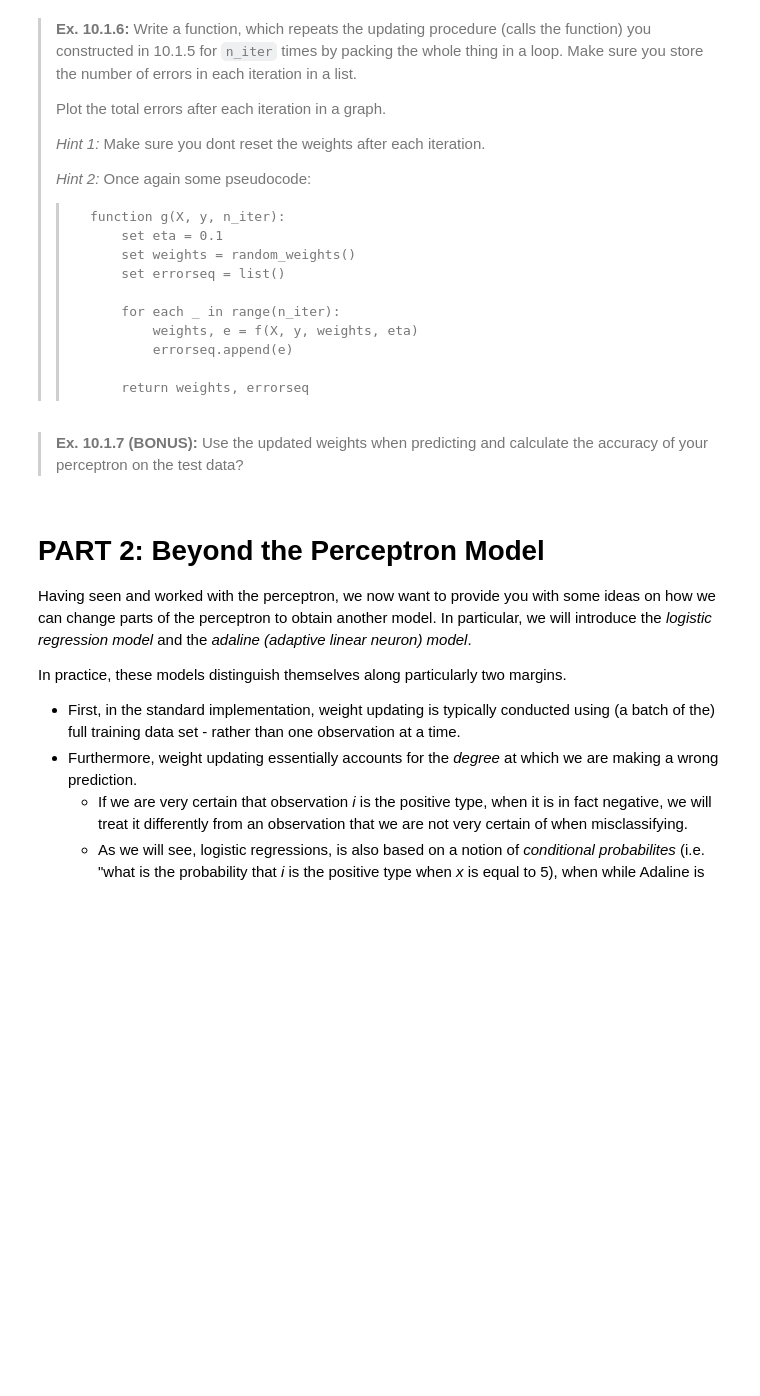
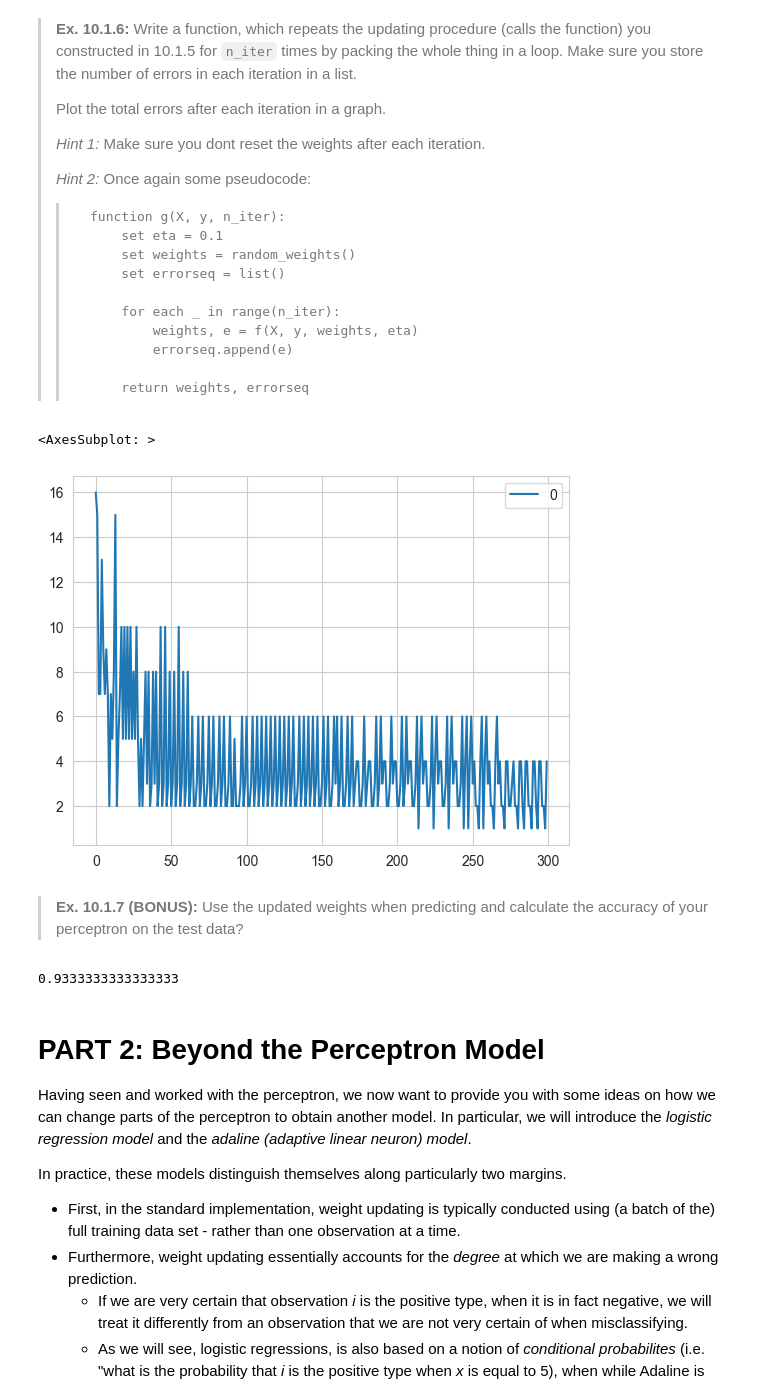
Before and after one commit to Kelvin-xing/isds2023, a Jupyter notebook: teaching_materials/module_10/module_10_exercises_ans.ipynb, the cells around one changed output. Drawn from its saved outputs; the diff is of its cells as text; code cells hidden in the pictures; blank space fills up the shorter version.

```diff
--- a/teaching_materials/module_10/module_10_exercises_ans.ipynb
+++ b/teaching_materials/module_10/module_10_exercises_ans.ipynb
@@ -93,0 +132,13 @@ raise NotImplementedError()
+# %%
+# YOUR CODE HERE
+# raise NotImplementedError()
+def net_input(X, W):
+    return W[0] + np.dot(X, W[1:])
+
+def predict(X, W):
+    return np.sign(net_input(X,W))
+
+def accuracy(y,y_hat):
+    return np.mean(y == y_hat)
+
+accuracy(ytrain, predict(Xtrain,random_weights(Xtrain)))
@@ -120,0 +171,15 @@ raise NotImplementedError()
+# %%
+# YOUR CODE HERE
+def weight_update(X, y, W, eta):
+    errors = 0
+    for x_i, y_i in zip(X,y):
+        temp = eta * (y_i - predict(x_i,W))
+        W[1:] += temp * x_i
+        W[0] += temp
+        errors += int(temp !=0 )
+    return W, errors
+W=random_weights(Xtrain)
+eta=0.1
+[W_updated, errors] = weight_update(Xtrain,ytrain,W,eta)
+ytrain_hat = predict(Xtrain,W_updated)
+accuracy(ytrain,ytrain_hat)
@@ -146,8 +208,31 @@ raise NotImplementedError()
+# %%
+# INCLUDED IN ASSIGNMENT 2
+def iterate_update(X,y,n_iter):
+    eta = 0.1
+    weights = random_weights(X)
+    errorseq = list()
+    for i in range(n_iter):
+        weights, e = weight_update(X,y,weights,eta)
+        errorseq.append(e)
+    return weights, errorseq
+# %%
+# YOUR CODE HERE
+n_iter = 300
+errorseq = {}
+[W_updated, errorseq] = iterate_update(Xtest,ytest,n_iter)
+ytest_hat = predict(Xtest,W_updated)
+pd.DataFrame(errorseq).plot()
+# %% [output]
+<AxesSubplot: >
+[figure, added]
 # %% [markdown]
 > **Ex. 10.1.7 (BONUS):** Use the updated weights when predicting and calculate the accuracy of your perceptron on the test data?
 # %%
 # YOUR CODE HERE
-raise NotImplementedError()
+# raise NotImplementedError()
+accuracy(ytest,ytest_hat)
+# %% [output]
+0.9333333333333333
 # %% [markdown]
 # PART 2: Beyond the Perceptron Model
 
```
Also changed, not shown: parts of 15 cells of this notebook, 2 other files.
